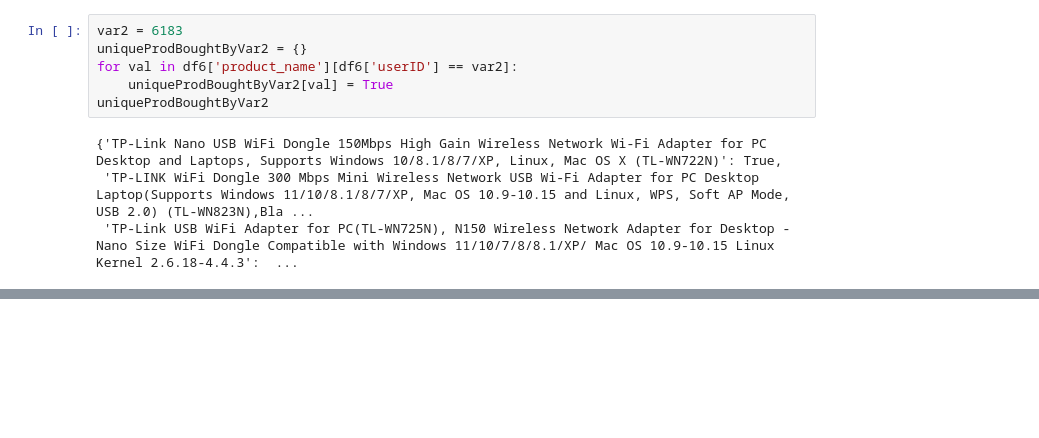
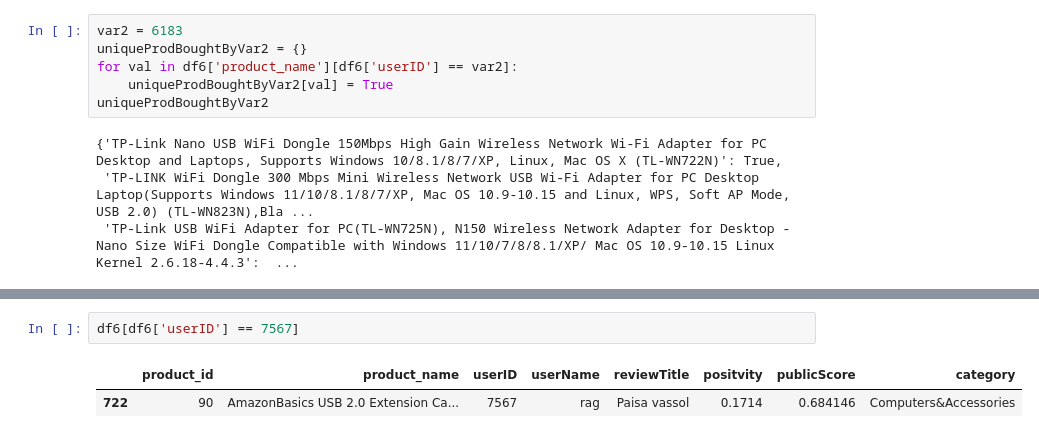
Before and after one commit to sparsh44/GRID_USA, a Jupyter notebook: model/model2.ipynb, the cells around one changed output, grey strips where cells are left out. Saved outputs shown, nothing was run; the diff lists cells and outputs as text; blank space fills up the shorter version.

```diff
--- a/model/model2.ipynb
+++ b/model/model2.ipynb
@@ -928,0 +902,5 @@ Length: 8587, dtype: int64
+# %%
+df6[df6['userID'] == 7567]
+# %% [output]
+|  | product_id | product_name | userID | userName | reviewTitle | positvity | publicScore | category |
+| 722 | 90 | AmazonBasics USB 2.0 Extension Ca... | 7567 | rag | Paisa vassol | 0.1714 | 0.684146 | Computers&Accessories |
```
Also changed, not shown: parts of 37 cells of this notebook, 1 other file.
